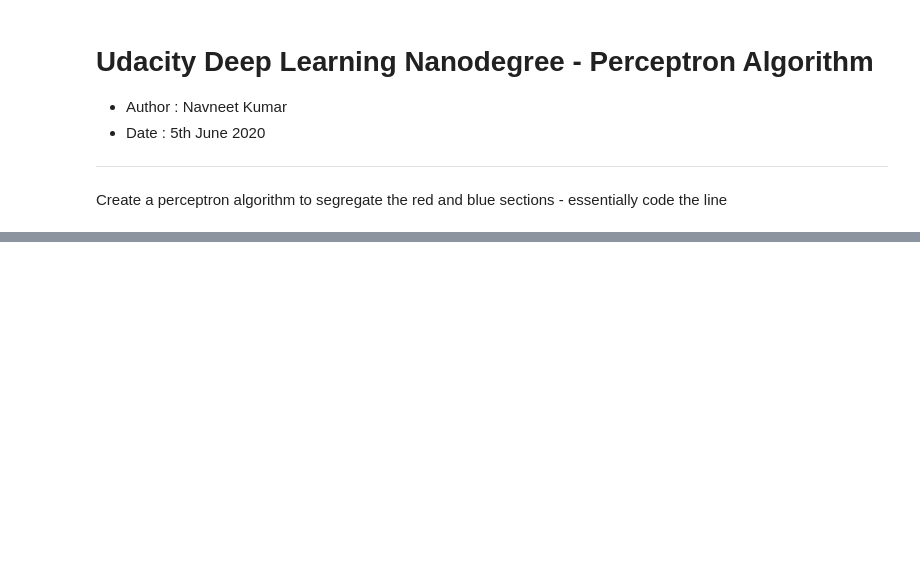
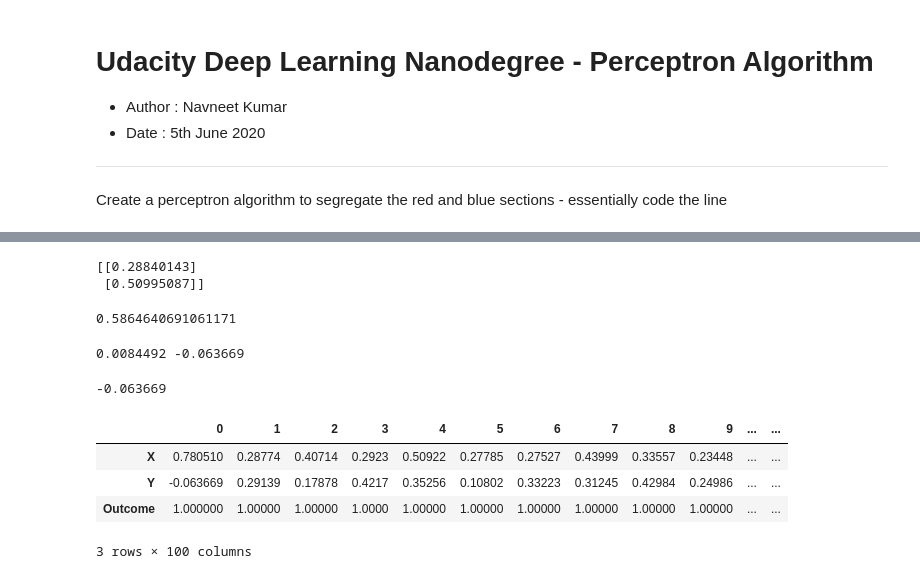
Before and after one commit to Navneetkr870/8.-Udacity-Deep-Learning-ND, a Jupyter notebook: Intro to Neural Networks/11. Perceptron_Algorithm.ipynb, the cells around one changed output, grey strips where cells are left out. Cells and saved outputs as stored; diff of their text form; code cells hidden in the pictures; blank space fills up the shorter version.

```diff
--- a/Intro to Neural Networks/11. Perceptron_Algorithm.ipynb
+++ b/Intro to Neural Networks/11. Perceptron_Algorithm.ipynb
@@ -37,0 +76,28 @@ df.head(5)
+# %%
+W = np.array(np.random.rand(2,1))
+print(W)
+# %% [output]
+[[0.28840143]
+ [0.50995087]]
+# %%
+np.random.rand(1)[0]
+# %% [output]
+0.5864640691061171
+# %%
+X_min = df.X.min()
+Y_min = df.Y.min()
+print(X_min,Y_min)
+# %% [output]
+0.0084492 -0.063669
+# %%
+df.iloc[0,0]
+# %% [output]
+-0.063669
+# %%
+df.T
+# %% [output]
+|  | 0 | 1 | 2 | 3 | 4 | 5 | 6 | 7 | 8 | 9 | ... | ... |
+| X | 0.780510 | 0.28774 | 0.40714 | 0.2923 | 0.50922 | 0.27785 | 0.27527 | 0.43999 | 0.33557 | 0.23448 | ... | ... |
+| Y | -0.063669 | 0.29139 | 0.17878 | 0.4217 | 0.35256 | 0.10802 | 0.33223 | 0.31245 | 0.42984 | 0.24986 | ... | ... |
+| Outcome | 1.000000 | 1.00000 | 1.00000 | 1.0000 | 1.00000 | 1.00000 | 1.00000 | 1.00000 | 1.00000 | 1.00000 | ... | ... |
+3 rows × 100 columns
```
Also changed, not shown: parts of 9 cells of this notebook.
